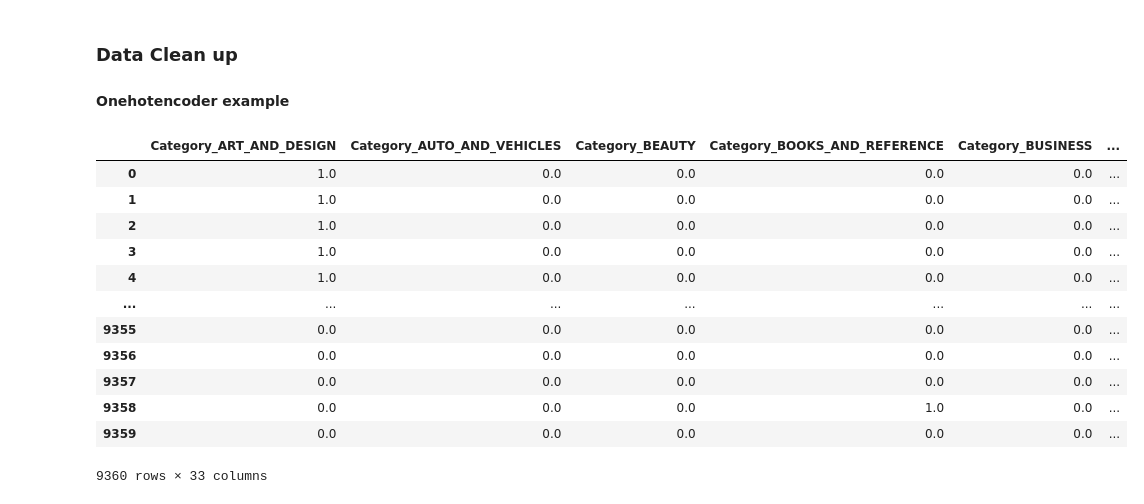
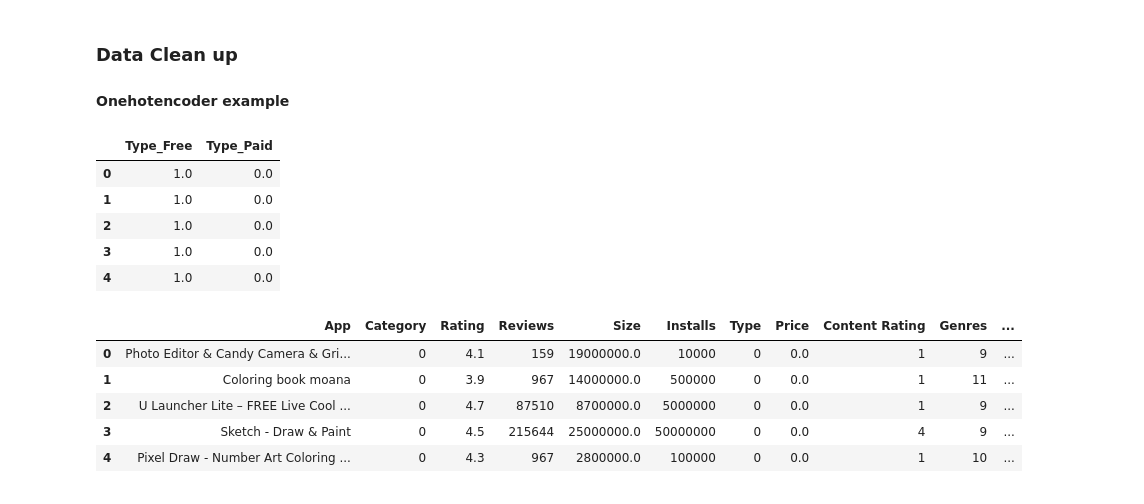
Before and after one commit to PrathnaPel/GooglePlayStoreML, a Jupyter notebook: Data Preprocessiong and Exploration.ipynb, the cells around one changed output. Cells and saved outputs as stored; diff of their text form; code cells hidden in the pictures.

```diff
--- a/Data Preprocessiong and Exploration.ipynb
+++ b/Data Preprocessiong and Exploration.ipynb
@@ -224,0 +239,4 @@ plt.show()
+# %%
+playstore.Price = [x.replace('$','') for x in playstore.Price]
+playstore.Price = [float(x) for x in playstore.Price]
+playstore.Price.head()
@@ -238,24 +269,17 @@ plt.show()
 # %%
 #Onehotencoder
 from sklearn.preprocessing import OneHotEncoder
 def oneencoder(cat):
     onehotencoder = OneHotEncoder()
     caten = onehotencoder.fit_transform([[x] for x in playstore[cat]]).toarray()
     encodeddf=pd.DataFrame(caten,columns = onehotencoder.get_feature_names(input_features=[cat]))
     return encodeddf
-Category_encoded = oneencoder('Category')
-Category_encoded
+Type_encoded = oneencoder('Type')
+Type_encoded.head()
 # %% [output]
-|  | Category_ART_AND_DESIGN | Category_AUTO_AND_VEHICLES | Category_BEAUTY | Category_BOOKS_AND_REFERENCE | Category_BUSINESS | ... |
-| 0 | 1.0 | 0.0 | 0.0 | 0.0 | 0.0 | ... |
-| 1 | 1.0 | 0.0 | 0.0 | 0.0 | 0.0 | ... |
-| 2 | 1.0 | 0.0 | 0.0 | 0.0 | 0.0 | ... |
-| 3 | 1.0 | 0.0 | 0.0 | 0.0 | 0.0 | ... |
-| 4 | 1.0 | 0.0 | 0.0 | 0.0 | 0.0 | ... |
-| ... | ... | ... | ... | ... | ... | ... |
-| 9355 | 0.0 | 0.0 | 0.0 | 0.0 | 0.0 | ... |
-| 9356 | 0.0 | 0.0 | 0.0 | 0.0 | 0.0 | ... |
-| 9357 | 0.0 | 0.0 | 0.0 | 0.0 | 0.0 | ... |
-| 9358 | 0.0 | 0.0 | 0.0 | 1.0 | 0.0 | ... |
-| 9359 | 0.0 | 0.0 | 0.0 | 0.0 | 0.0 | ... |
+|  | Type_Free | Type_Paid |
+| 0 | 1.0 | 0.0 |
+| 1 | 1.0 | 0.0 |
+| 2 | 1.0 | 0.0 |
+| 3 | 1.0 | 0.0 |
+| 4 | 1.0 | 0.0 |
-9360 rows × 33 columns
@@ -261,0 +304,11 @@ Category_encoded
+# %%
+Type_encoded = labelencoder('Type')
+playstore.Type = Type_encoded
+playstore.head()
+# %% [output]
+|  | App | Category | Rating | Reviews | Size | Installs | Type | Price | Content Rating | Genres | ... |
+| 0 | Photo Editor & Candy Camera & Gri... | 0 | 4.1 | 159 | 19000000.0 | 10000 | 0 | 0.0 | 1 | 9 | ... |
+| 1 | Coloring book moana | 0 | 3.9 | 967 | 14000000.0 | 500000 | 0 | 0.0 | 1 | 11 | ... |
+| 2 | U Launcher Lite – FREE Live Cool ... | 0 | 4.7 | 87510 | 8700000.0 | 5000000 | 0 | 0.0 | 1 | 9 | ... |
+| 3 | Sketch - Draw & Paint | 0 | 4.5 | 215644 | 25000000.0 | 50000000 | 0 | 0.0 | 4 | 9 | ... |
+| 4 | Pixel Draw - Number Art Coloring ... | 0 | 4.3 | 967 | 2800000.0 | 100000 | 0 | 0.0 | 1 | 10 | ... |
```
Also changed, not shown: parts of 4 cells of this notebook, 4 other files.
